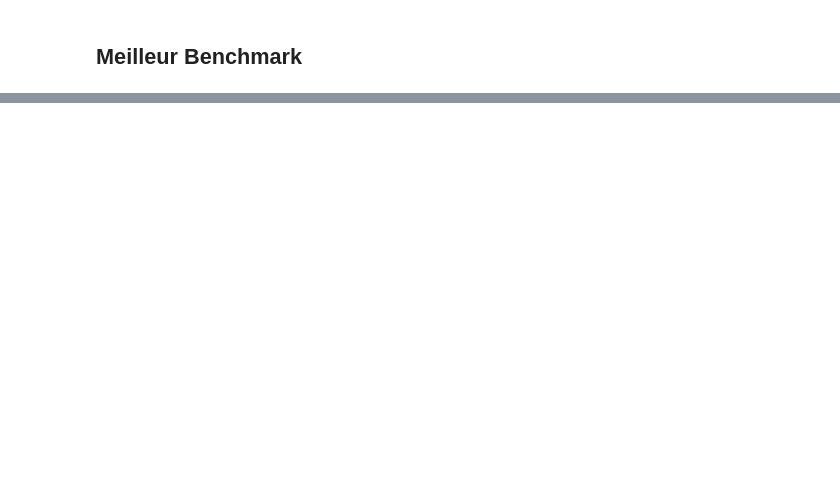
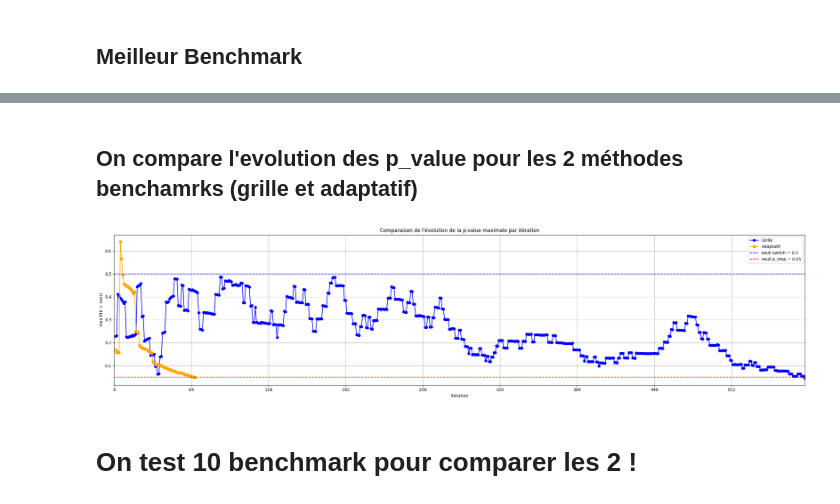
Before and after one commit to Quentin-ENSAE/ML-Parallel-Programming, a Jupyter notebook: Quentin/Benchmark_V7.ipynb, the cells around one changed output, grey strips where cells are left out. Cells and saved outputs as stored; diff of their text form; code cells hidden in the pictures; blank space fills up the shorter version.

```diff
--- a/Quentin/Benchmark_V7.ipynb
+++ b/Quentin/Benchmark_V7.ipynb
@@ -177,0 +188,15 @@ plot_all_graphs(
+# %% [markdown]
+## On compare l'evolution des p_value pour les 2 méthodes benchamrks (grille et adaptatif)
+# %%
+from graphique import compare_pvalue_evolution
+
+compare_pvalue_evolution(
+    result_grille['best_track'], result_grille['p_history'], 'Grille',
+    result_adaptatif_benchmark['best_track'], result_adaptatif_benchmark['p_history'], 'Adaptatif',
+    step=step,
+    figsize=(24, 6)
+)
+# %% [output]
+[figure, added]
+# %% [markdown]
+# On test 10 benchmark pour comparer les 2 !
```
Also changed, not shown: parts of 7 cells of this notebook, 2 other files.
